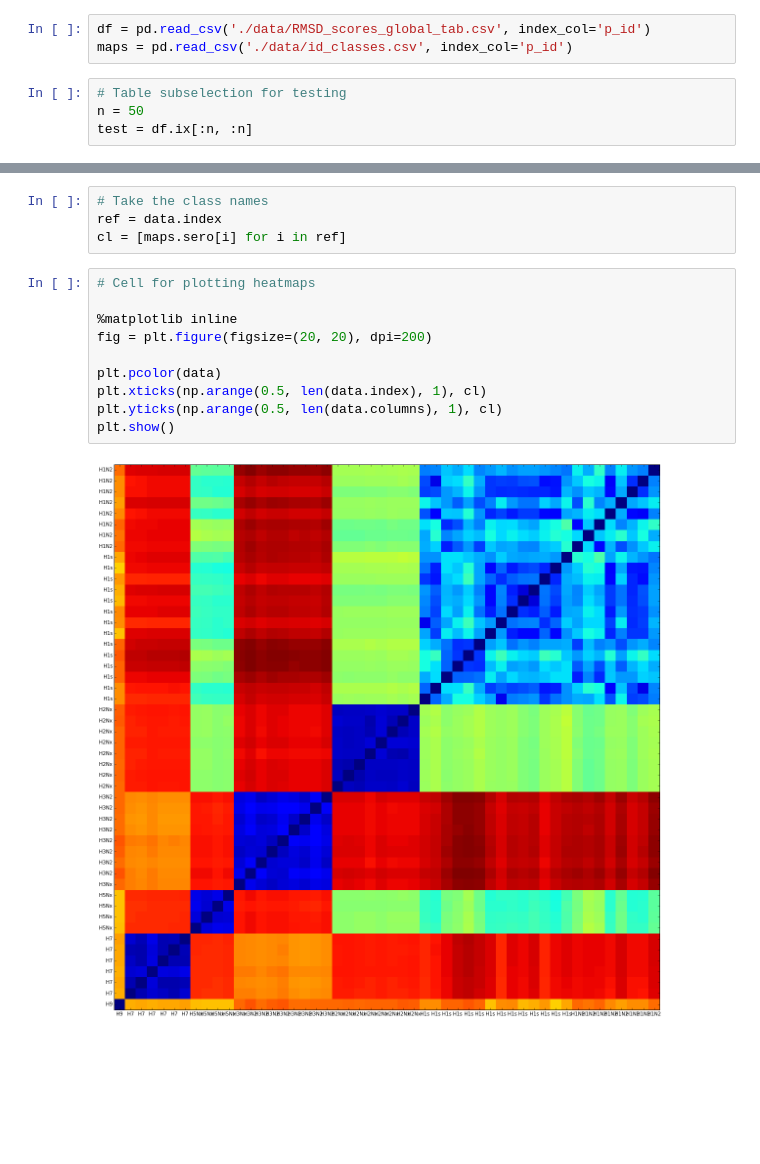
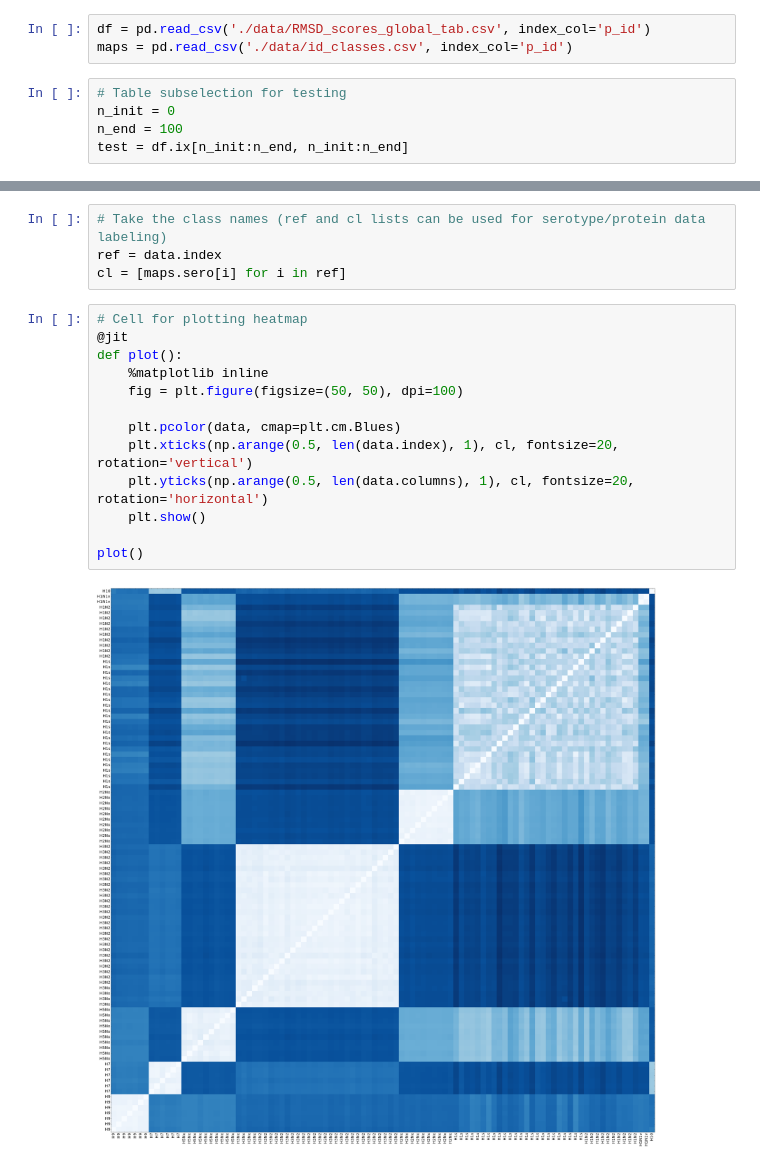
Before and after one commit to gmazz/BioInfoTools, a Jupyter notebook: IPYTHON_NOTEBOOKS/HA_RMSD_matrix.ipynb, the cells around one changed output, grey strips where cells are left out. Drawn from its saved outputs; the diff is of its cells as text; blank space fills up the shorter version.

```diff
--- a/IPYTHON_NOTEBOOKS/HA_RMSD_matrix.ipynb
+++ b/IPYTHON_NOTEBOOKS/HA_RMSD_matrix.ipynb
@@ -21,8 +21,9 @@ df = pd.read_csv('./data/RMSD_scores_global_tab.csv', index_col='p_id')
 maps = pd.read_csv('./data/id_classes.csv', index_col='p_id')
 # %%
 # Table subselection for testing
-n = 50
-test = df.ix[:n, :n]
+n_init = 0
+n_end = 100
+test = df.ix[n_init:n_end, n_init:n_end]
 # %%
 # Merging data with id-serotype map
 data = pd.merge(maps, test, right_on=test.index, left_on=maps.index, how='inner')
@@ -56,16 +36,19 @@ data
 # %%
-# Take the class names
+# Take the class names (ref and cl lists can be used for serotype/protein data labeling)
 ref = data.index
 cl = [maps.sero[i] for i in ref]
 # %%
-# Cell for plotting heatmaps
+# Cell for plotting heatmap
+@jit
+def plot():
+    %matplotlib inline
+    fig = plt.figure(figsize=(50, 50), dpi=100)
 
-%matplotlib inline
-fig = plt.figure(figsize=(20, 20), dpi=200)
+    plt.pcolor(data, cmap=plt.cm.Blues)
+    plt.xticks(np.arange(0.5, len(data.index), 1), cl, fontsize=20, rotation='vertical')
+    plt.yticks(np.arange(0.5, len(data.columns), 1), cl, fontsize=20, rotation='horizontal')
+    plt.show()
 
-plt.pcolor(data)
-plt.xticks(np.arange(0.5, len(data.index), 1), cl)
-plt.yticks(np.arange(0.5, len(data.columns), 1), cl)
-plt.show()
+plot()
 # %% [output]
-[figure, old version]
+[figure, new version]
```
Also changed, not shown: parts of 5 cells of this notebook.
